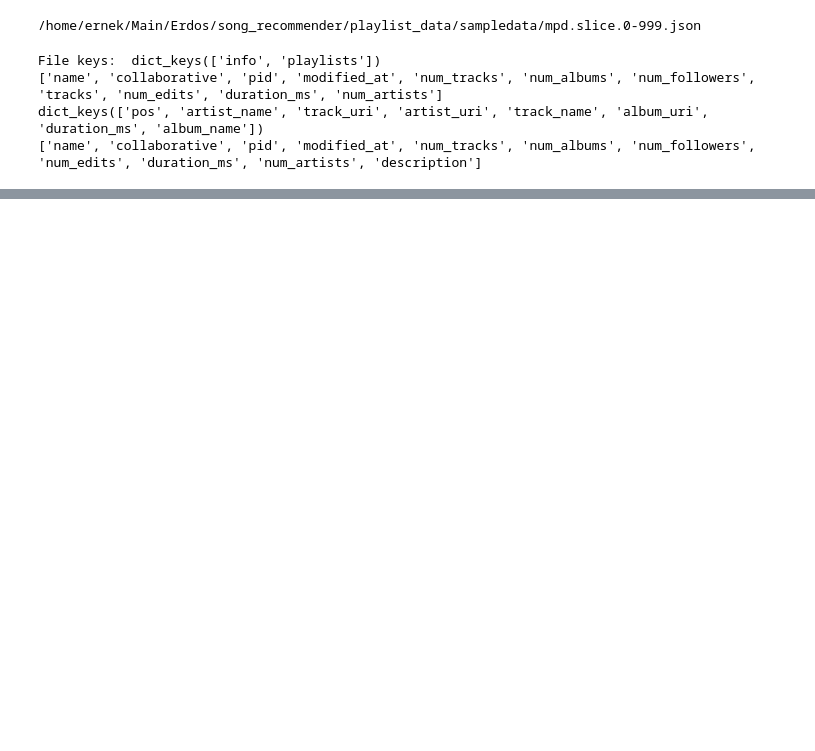
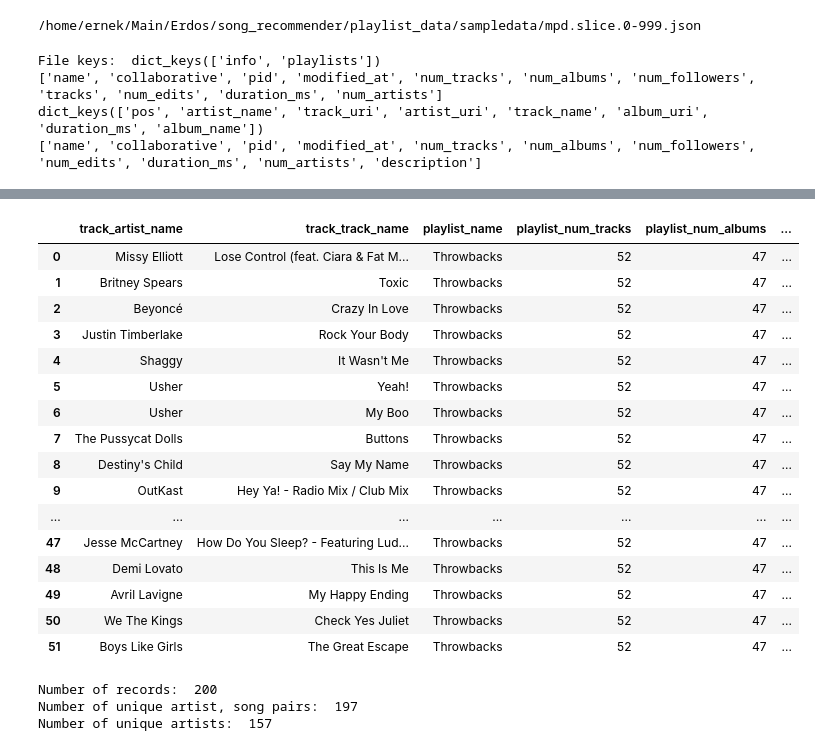
Before and after one commit to Ernek/song_recommender, a Jupyter notebook: exploratory_data_analysis.ipynb, the cells around one changed output, grey strips where cells are left out. Cells and saved outputs as stored; diff of their text form; code cells hidden in the pictures; blank space fills up the shorter version.

```diff
--- a/exploratory_data_analysis.ipynb
+++ b/exploratory_data_analysis.ipynb
@@ -81,0 +57,20 @@ music_df[music_df['playlist_pid'] == 0]
+# %%
+music_df[music_df['playlist_pid'] == 0][['track_artist_name', 'track_track_name', 'playlist_name', 'playlist_num_tracks', 'playlist_num_albums', 'playlist_duration_ms', 'playlist_num_artists', 'playlist_description']]
+# %% [output]
+|  | track_artist_name | track_track_name | playlist_name | playlist_num_tracks | playlist_num_albums | ... |
+| 0 | Missy Elliott | Lose Control (feat. Ciara & Fat M... | Throwbacks | 52 | 47 | ... |
+| 1 | Britney Spears | Toxic | Throwbacks | 52 | 47 | ... |
+| 2 | Beyoncé | Crazy In Love | Throwbacks | 52 | 47 | ... |
+| 3 | Justin Timberlake | Rock Your Body | Throwbacks | 52 | 47 | ... |
+| 4 | Shaggy | It Wasn't Me | Throwbacks | 52 | 47 | ... |
+| 5 | Usher | Yeah! | Throwbacks | 52 | 47 | ... |
+| 6 | Usher | My Boo | Throwbacks | 52 | 47 | ... |
+| 7 | The Pussycat Dolls | Buttons | Throwbacks | 52 | 47 | ... |
+| 8 | Destiny's Child | Say My Name | Throwbacks | 52 | 47 | ... |
+| 9 | OutKast | Hey Ya! - Radio Mix / Club Mix | Throwbacks | 52 | 47 | ... |
+| ... | ... | ... | ... | ... | ... | ... |
+| 47 | Jesse McCartney | How Do You Sleep? - Featuring Lud... | Throwbacks | 52 | 47 | ... |
+| 48 | Demi Lovato | This Is Me | Throwbacks | 52 | 47 | ... |
+| 49 | Avril Lavigne | My Happy Ending | Throwbacks | 52 | 47 | ... |
+| 50 | We The Kings | Check Yes Juliet | Throwbacks | 52 | 47 | ... |
+| 51 | Boys Like Girls | The Great Escape | Throwbacks | 52 | 47 | ... |
@@ -81,0 +79,11 @@ music_df[music_df['playlist_pid'] == 0]
+# %%
+Ntracks = 20
+# print(music_df[music_df['playlist_num_tracks'] == Ntracks]['track_artist_name'].unique())
+subset_df = music_df[music_df['playlist_num_tracks'] == Ntracks]
+print('Number of records: ', len(subset_df))
+print('Number of unique artist, song pairs: ', len(subset_df[['track_artist_name','track_track_name']].apply(lambda x: ',.'.join(x),axis=1).unique()))
+print('Number of unique artists: ', len(subset_df['track_artist_name'].unique()))
+# %% [output]
+Number of records:  200
+Number of unique artist, song pairs:  197
+Number of unique artists:  157
```
Also changed, not shown: parts of 20 cells of this notebook.
